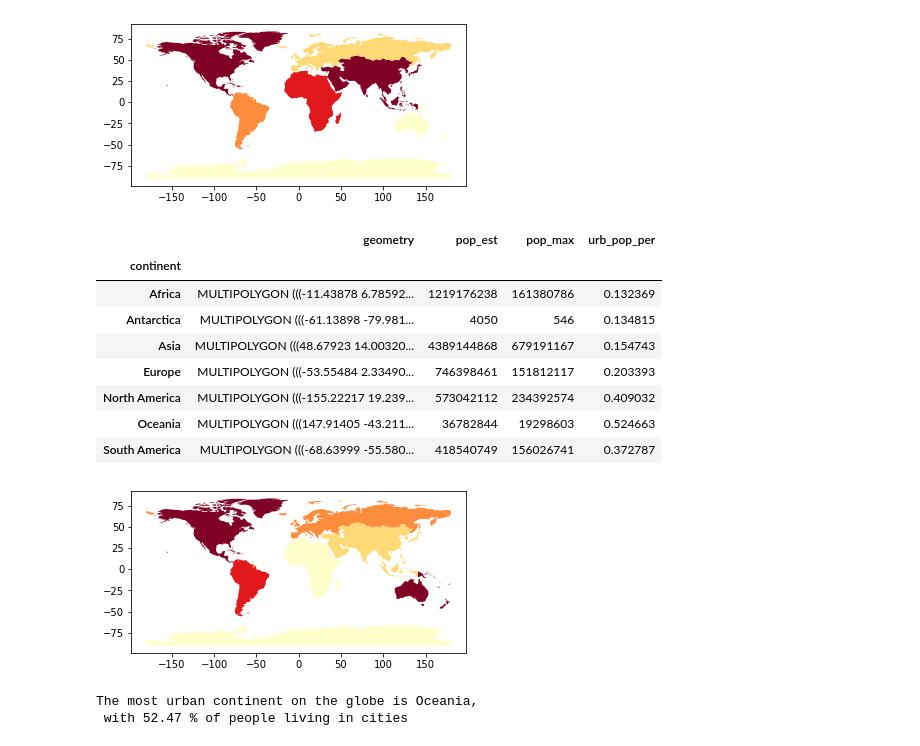
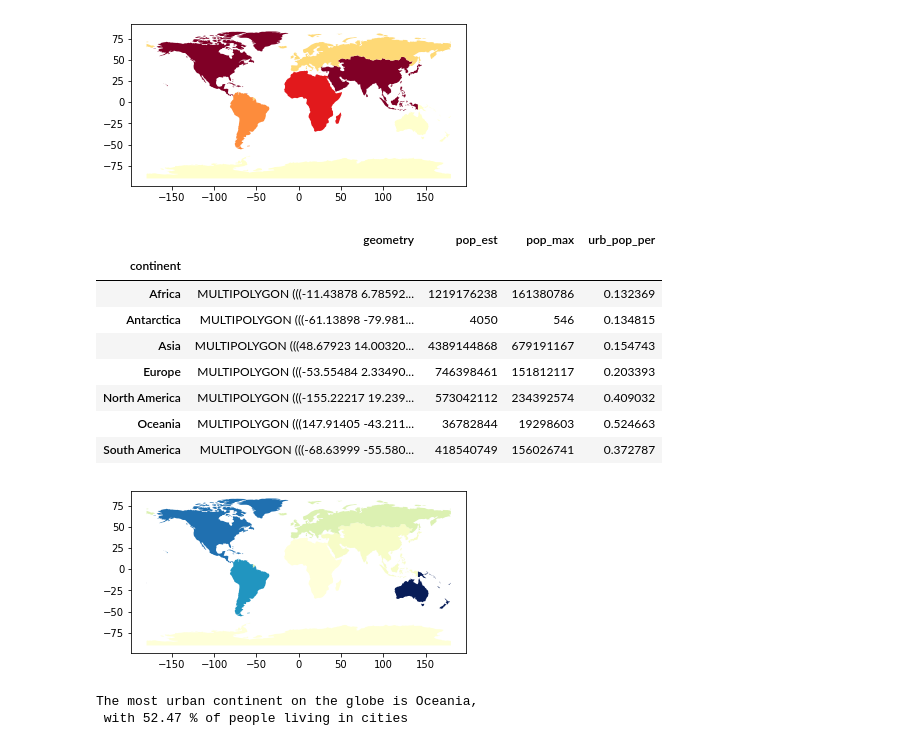
Before and after one commit to sbhsa1990/EnvDatSci22, a Jupyter notebook: CodeSprints/VectorData101_solutions.ipynb, the cells around one changed output. Cells and saved outputs as stored; diff of their text form; code cells hidden in the pictures.

Commit message:
deleted extra colab link and changed final plot colorscheme

```diff
--- a/CodeSprints/VectorData101_solutions.ipynb
+++ b/CodeSprints/VectorData101_solutions.ipynb
@@ -711,20 +646,20 @@ continent_urban_merge.plot(column='pop_max', scheme='quantiles', cmap='YlOrRd')
 # %%
 # Task 7 code here:
 
 continent_urban_merge['urb_pop_per'] = continent_urban_merge['pop_max']/continent_urban_merge['pop_est']
-continent_urban_merge.plot(column='urb_pop_per', scheme='quantiles', cmap='YlOrRd')
+continent_urban_merge.plot(column='urb_pop_per',  cmap='YlGnBu')
 continent_urban_merge.head(7)
 # %% [output]
 |  | geometry | pop_est | pop_max | urb_pop_per |
 | continent |  |  |  |  |
 | Africa | MULTIPOLYGON (((-11.43878 6.78592... | 1219176238 | 161380786 | 0.132369 |
 | Antarctica | MULTIPOLYGON (((-61.13898 -79.981... | 4050 | 546 | 0.134815 |
 | Asia | MULTIPOLYGON (((48.67923 14.00320... | 4389144868 | 679191167 | 0.154743 |
 | Europe | MULTIPOLYGON (((-53.55484 2.33490... | 746398461 | 151812117 | 0.203393 |
 | North America | MULTIPOLYGON (((-155.22217 19.239... | 573042112 | 234392574 | 0.409032 |
 | Oceania | MULTIPOLYGON (((147.91405 -43.211... | 36782844 | 19298603 | 0.524663 |
 | South America | MULTIPOLYGON (((-68.63999 -55.580... | 418540749 | 156026741 | 0.372787 |
-[figure, old version]
+[figure, new version]
 # %%
 # Task 8 code here:
 urb_cont = continent_urban_merge.urb_pop_per.idxmax()
```
Also changed, not shown: parts of 3 cells of this notebook.
